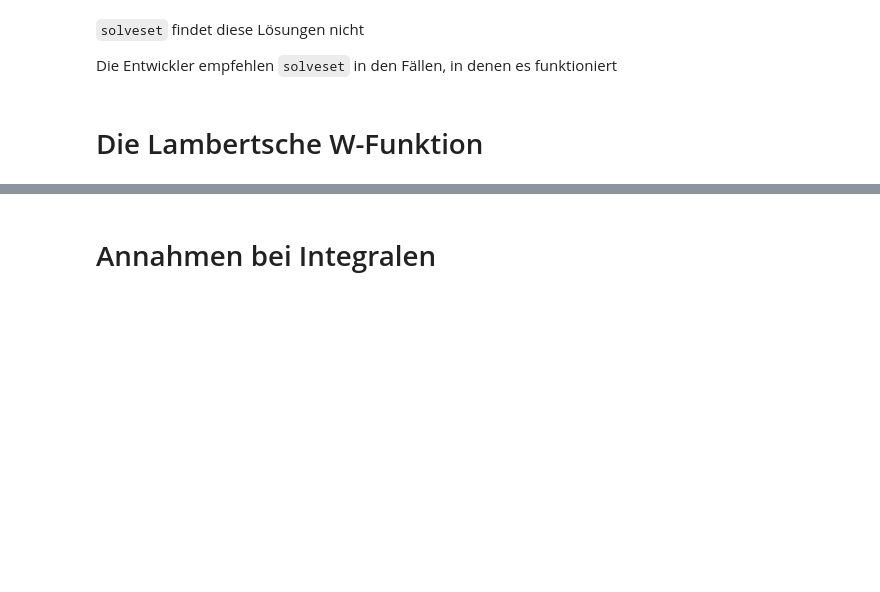
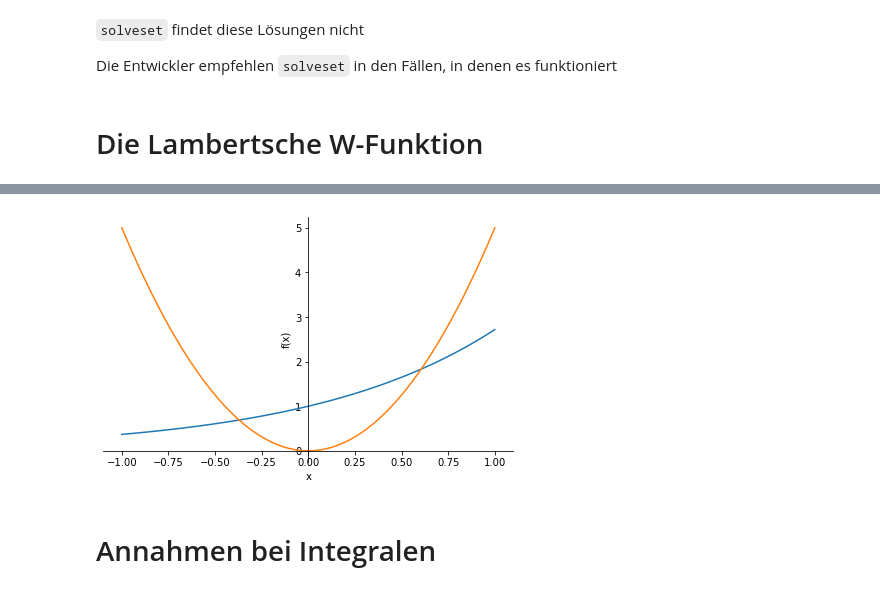
Before and after one commit to Ruediger-Braun/compana22, a Jupyter notebook: Lektion06.ipynb, the cells around one changed output, grey strips where cells are left out. Cells and saved outputs as stored; diff of their text form; code cells hidden in the pictures; blank space fills up the shorter version.

```diff
--- a/Lektion06.ipynb
+++ b/Lektion06.ipynb
@@ -129,5 +223,7 @@ lsg
 # %%
-plot(exp(x), 5*x**2);
+plot(exp(x), 5*x**2, (x, -1, 1));
+# %% [output]
+[figure, added]
 # %% [markdown]
 # Annahmen bei Integralen
 # %%
```
Also changed, not shown: parts of 59 cells of this notebook.
